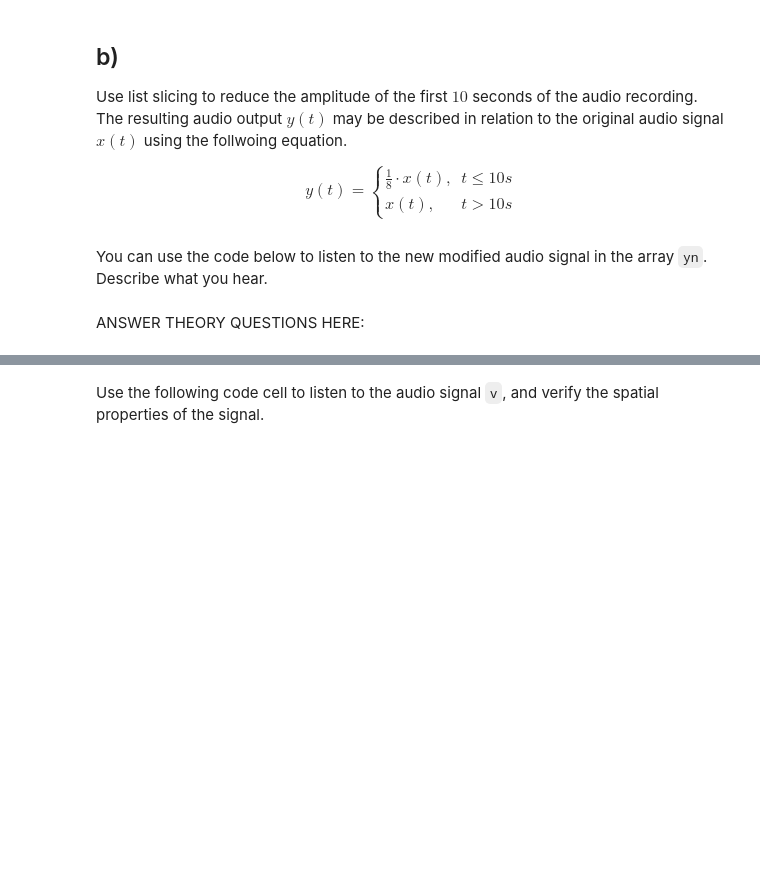
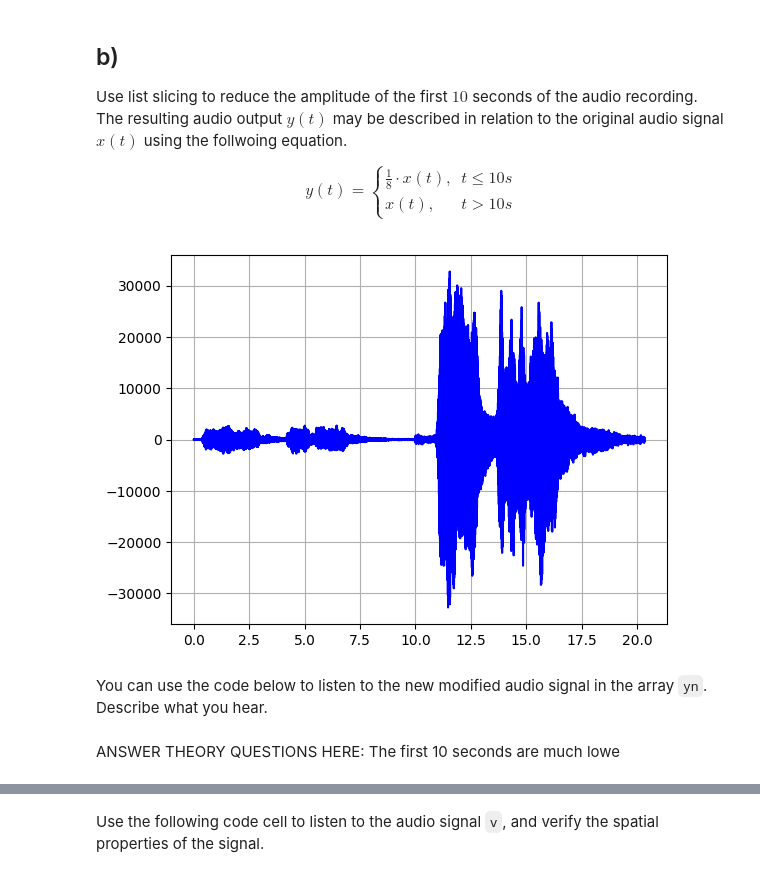
Before and after one commit to kaierih/AIS2201_Exercises, a Jupyter notebook: Exercise_1/2_processing_audio.ipynb, the cells around one changed output, grey strips where cells are left out. Drawn from its saved outputs; the diff is of its cells as text; code cells hidden in the pictures; blank space fills up the shorter version.

```diff
--- a/Exercise_1/2_processing_audio.ipynb
+++ b/Exercise_1/2_processing_audio.ipynb
@@ -50,11 +66,20 @@ x(t), & t > 10s
 \end{cases}
 $$
 # %%
-# WRITE YOUR CODE HERE:
+index = np.argmin(np.abs(customX - 10.0))
+yn = sampleData.copy()
+yn[:index+1]= yn[:index+1]*(1/8)
+
+fig, ax = plt.subplots()
+ax.plot(customX, yn, color="b")
+ax.grid()
+plt.show()
+# %% [output]
+[figure, added]
 # %% [markdown]
 You can use the code below to listen to the new modified audio signal in the array `yn`. Describe what you hear.
 # %% [markdown]
-ANSWER THEORY QUESTIONS HERE:
+ANSWER THEORY QUESTIONS HERE: The first 10 seconds are much lowe
 # %%
 # Use the following lines to listen to the audio signal `yn`
 Audio(np.int16(yn*0x7FFF), rate=fs)
```
Also changed, not shown: parts of 7 cells of this notebook, 1 other file.
